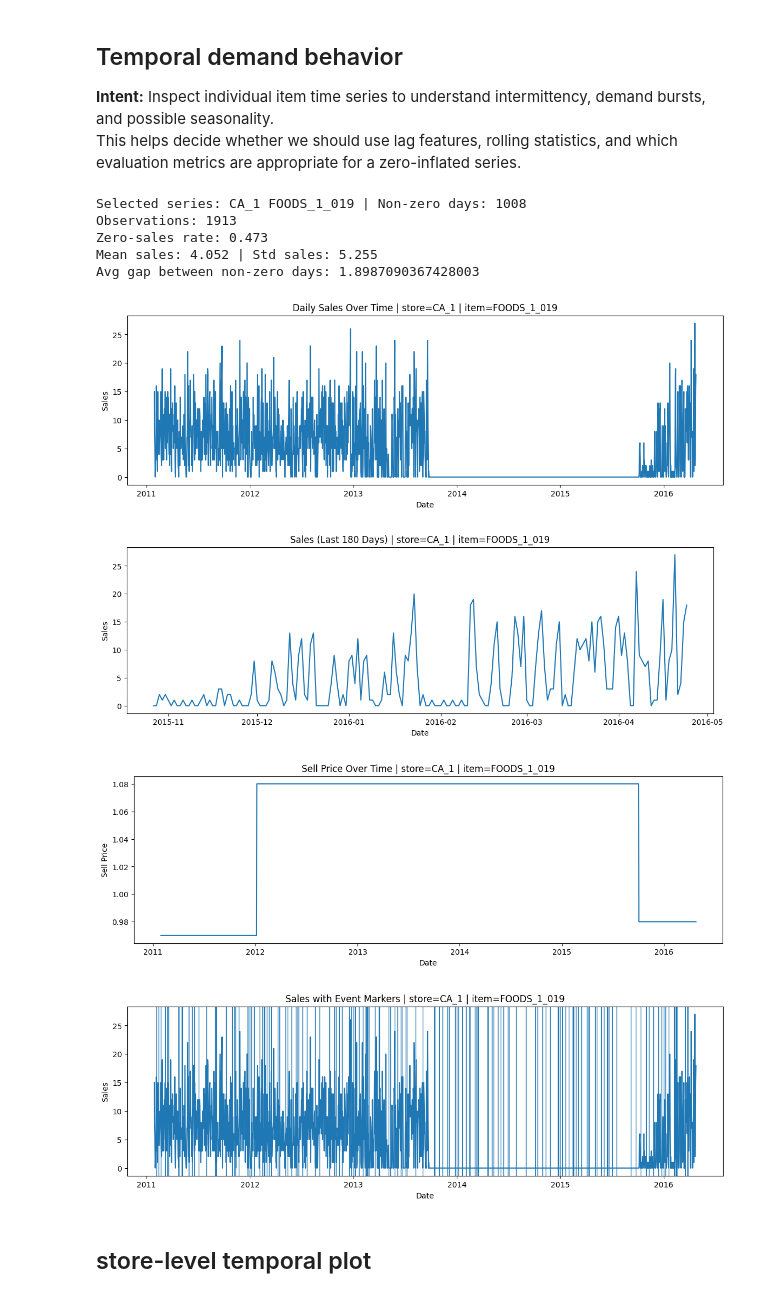
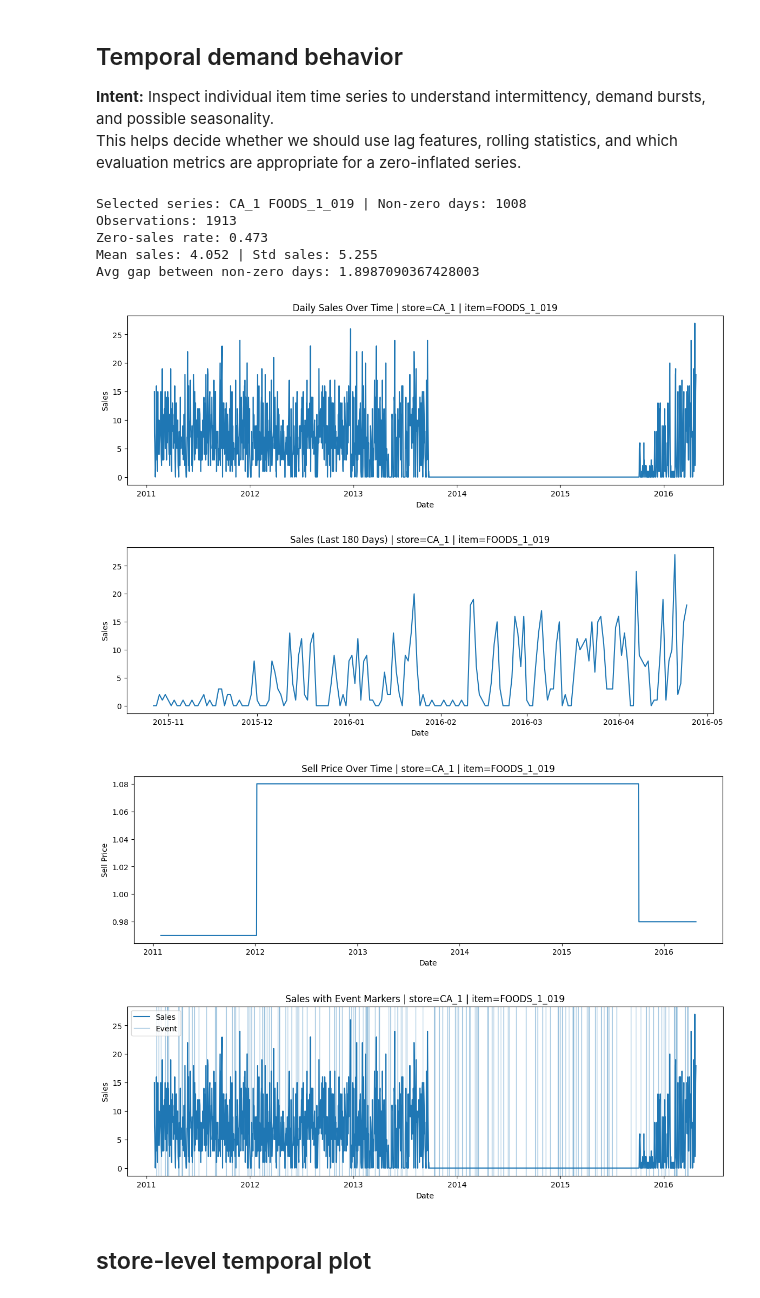
Before and after one commit to badroohiman/retail-demand-forecasting-delayed-labels, a Jupyter notebook: notebooks/01_eda.ipynb, the cells around one changed output. Drawn from its saved outputs; the diff is of its cells as text; code cells hidden in the pictures.

```diff
--- a/notebooks/01_eda.ipynb
+++ b/notebooks/01_eda.ipynb
@@ -407,43 +407,49 @@ last_n_days = 180
 ts_zoom = ts[ts["date"] >= (ts["date"].max() - pd.Timedelta(days=last_n_days))]
 
 plt.figure(figsize=(14, 4))
 plt.plot(ts_zoom["date"], ts_zoom["sales"])
 plt.title(f"Sales (Last {last_n_days} Days) | store={store_id} | item={item_id}")
 plt.xlabel("Date")
 plt.ylabel("Sales")
 plt.show()
 
 # ---overlay sell_price ---
 if "sell_price" in ts.columns:
     plt.figure(figsize=(14, 4))
     plt.plot(ts["date"], ts["sell_price"])
     plt.title(f"Sell Price Over Time | store={store_id} | item={item_id}")
     plt.xlabel("Date")
     plt.ylabel("Sell Price")
     plt.show()
 
 # ---event marker view---
 if "event_name_1" in ts.columns:
     event_days = ts.loc[ts["event_name_1"].notna(), "date"]
-    if len(event_days) > 0:
-        plt.figure(figsize=(14, 4))
-        plt.plot(ts["date"], ts["sales"])
-        for d in event_days:
-            plt.axvline(d, linewidth=1)
-        plt.title(f"Sales with Event Markers | store={store_id} | item={item_id}")
-        plt.xlabel("Date")
-        plt.ylabel("Sales")
-        plt.show()
+    plt.figure(figsize=(14, 4))
+plt.plot(ts["date"], ts["sales"], label="Sales")
+
+event_days = ts.loc[ts["event_name_1"].notna(), "date"]
+if len(event_days) > 0:
+    first = True
+    for d in event_days:
+        plt.axvline(d, linewidth=1, alpha=0.4, label="Event" if first else None)
+        first = False
+
+plt.title(f"Sales with Event Markers | store={store_id} | item={item_id}")
+plt.xlabel("Date")
+plt.ylabel("Sales")
+plt.legend()
+plt.show()
 # %% [output]
 Selected series: CA_1 FOODS_1_019 | Non-zero days: 1008
 Observations: 1913
 Zero-sales rate: 0.473
 Mean sales: 4.052 | Std sales: 5.255
 Avg gap between non-zero days: 1.8987090367428003
 [figure]
 [figure]
 [figure]
-[figure, old version]
+[figure, new version]
 # %% [markdown]
 ## store-level temporal plot
 # %%
```
Also changed, not shown: parts of 2 cells of this notebook.
